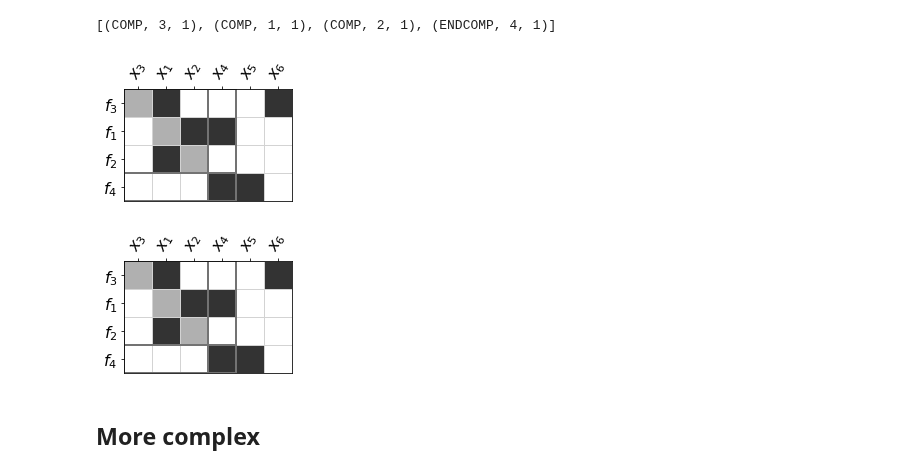
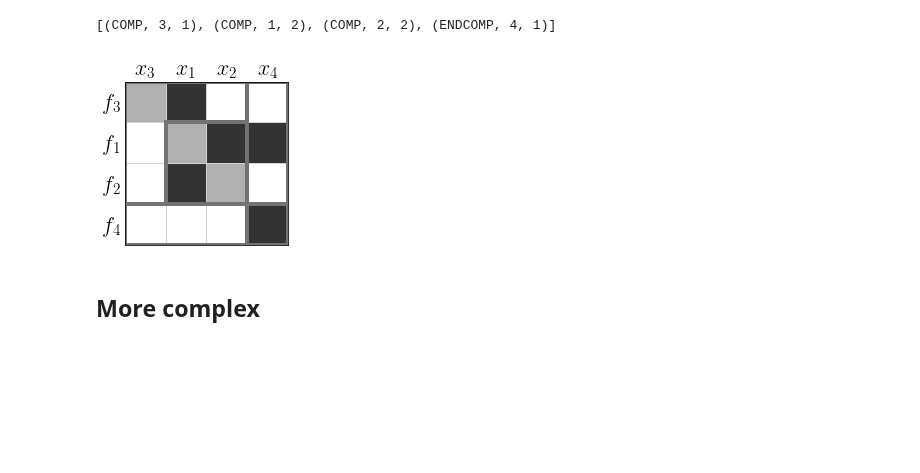
Before and after one commit to norheim/minimdo, a Jupyter notebook: minimdo/examples/hdsm.ipynb, the cells around one changed output. Cells and saved outputs as stored; diff of their text form; code cells hidden in the pictures; blank space fills up the shorter version.

Commit message:
adding visualization options

```diff
--- a/minimdo/examples/hdsm.ipynb
+++ b/minimdo/examples/hdsm.ipynb
@@ -8,20 +27,16 @@ from datastructures.workflow import order_from_tree
 Ein = ({
     1: (2,4),
     2: (1,),
-    3: (1,6),
-    4: (4,5)
+    3: (1,3),
 })
 Eout = ({
     1: (1,),
     2: (2,),
-    3: (3,),
-    4: (None,)
+    3: (None,),
 })
 edges = (Ein, Eout, {})
-comp_tree = OrderedDict({3:1,1:1,2:1,4:1})
+comp_tree = OrderedDict({3:1,1:1,2:1})
 #comp_tree = OrderedDict({1:2,2:2,3:1,4:1})
-comp_tree_ordered = OrderedDict({1:2,2:2,3:1,4:1})
+comp_tree_ordered = OrderedDict({1:2,2:2,3:1})
 solver_tree = {}
-var_tree = {4:1}
-tree = (comp_tree, solver_tree, var_tree)
-tree_ordered = (comp_tree_ordered, solver_tree, var_tree)
+var_tree = {3:1}
@@ -32,4 +48,4 @@ sequence, permutation, Ein, Eout, solver_iterator = incidence_artifacts(edges, t
 # %%
 order
 # %% [output]
-[(COMP, 3, 1), (COMP, 1, 1), (COMP, 2, 1), (ENDCOMP, 4, 1)]
+[(COMP, 3, 1), (COMP, 1, 2), (COMP, 2, 2), (ENDCOMP, 4, 1)]
@@ -36,15 +54,12 @@ order
 # %%
 nodetyperepr_hdsm = {VAR: 'x_{{{}}}', COMP: 'f_{{{}}}', SOLVER: '{}'}
 namingfunc_hdsm = namefromid(nodetyperepr_hdsm)
+# %%
+plt.rcParams['text.usetex'] = True
 # %%
-_, ax = render_incidence(edges, tree, namingfunc_hdsm, figsize=(3,3))
+_,ax = render_incidence(edges, tree, namingfunc_hdsm, figname='hdsm_flat_example.png', save=True, figsize=(3,3), fontsize=22, rotation=0, patchwidth=4, hideticks=True);
 # %% [output]
-[figure, old version]
+[figure, new version]
-# %%
-plt.sca(ax)
-plt.savefig('hdsm_flat_example_inputs.png', dpi=200, bbox_inches='tight')
-# %% [output]
-[figure, removed]
 # %% [markdown]
 ## More complex
 # %%
```
Also changed, not shown: parts of 4 cells of this notebook, 3 other files.
